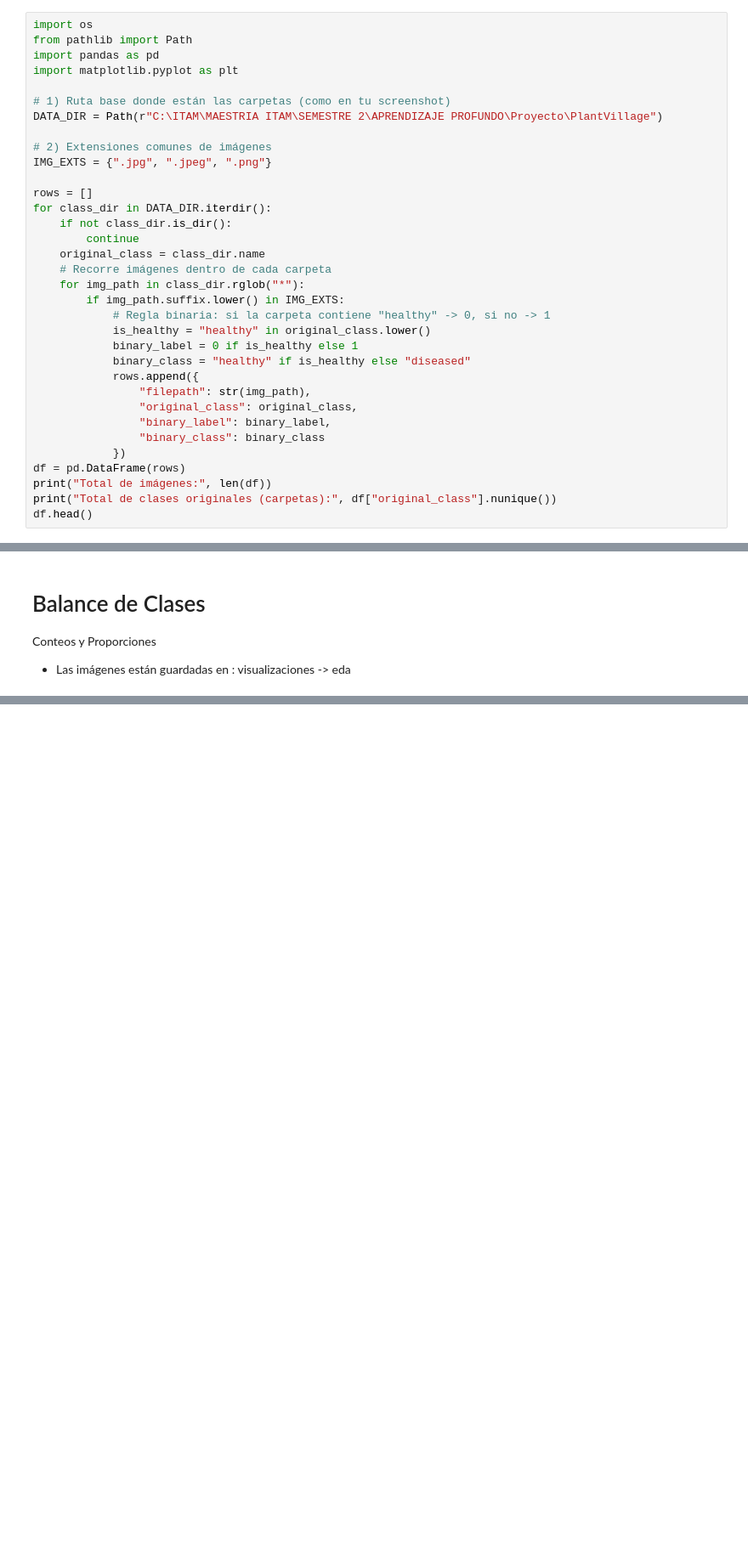
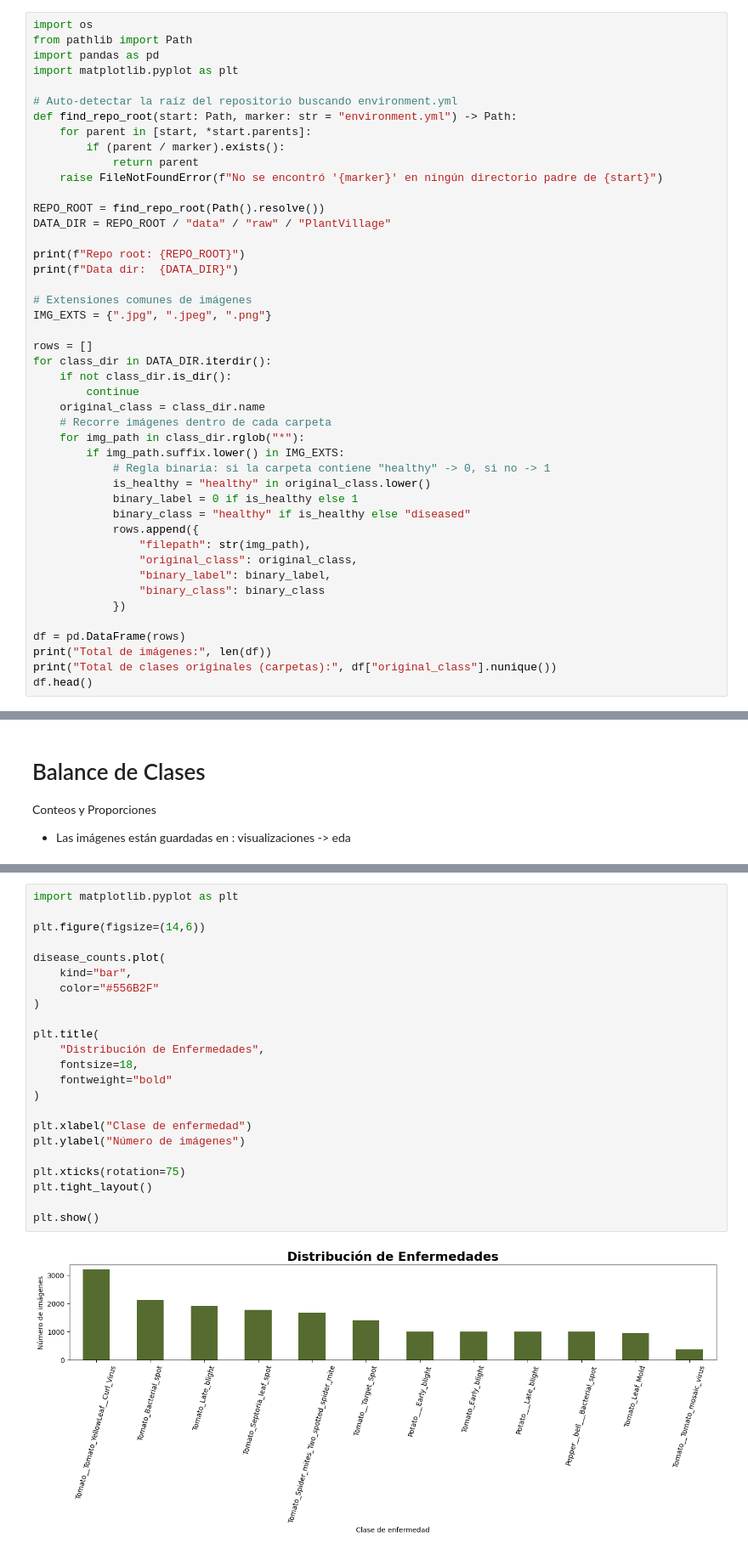
Before and after one commit to AntonioEJ/plant-disease-classifier, a Jupyter notebook: experiments/antonio/Proyecto_Deep_Learning_A.ipynb, the cells around one changed output, grey strips where cells are left out. Shown at 85% size. Cells and saved outputs as stored; diff of their text form; blank space fills up the shorter version.

Commit message:
feat: initial results of model  plant disease classifier-2

```diff
--- a/experiments/antonio/Proyecto_Deep_Learning_A.ipynb
+++ b/experiments/antonio/Proyecto_Deep_Learning_A.ipynb
@@ -70,10 +70,20 @@ from pathlib import Path
 import pandas as pd
 import matplotlib.pyplot as plt
 
-# 1) Ruta base donde están las carpetas (como en tu screenshot)
-DATA_DIR = Path(r"C:\ITAM\MAESTRIA ITAM\SEMESTRE 2\APRENDIZAJE PROFUNDO\Proyecto\PlantVillage")
+# Auto-detectar la raíz del repositorio buscando environment.yml
+def find_repo_root(start: Path, marker: str = "environment.yml") -> Path:
+    for parent in [start, *start.parents]:
+        if (parent / marker).exists():
+            return parent
+    raise FileNotFoundError(f"No se encontró '{marker}' en ningún directorio padre de {start}")
 
-# 2) Extensiones comunes de imágenes
+REPO_ROOT = find_repo_root(Path().resolve())
+DATA_DIR = REPO_ROOT / "data" / "raw" / "PlantVillage"
+
+print(f"Repo root: {REPO_ROOT}")
+print(f"Data dir:  {DATA_DIR}")
+
+# Extensiones comunes de imágenes
 IMG_EXTS = {".jpg", ".jpeg", ".png"}
 
 rows = []
@@ -94,6 +104,7 @@ for class_dir in DATA_DIR.iterdir():
                 "binary_label": binary_label,
                 "binary_class": binary_class
             })
+
 df = pd.DataFrame(rows)
 print("Total de imágenes:", len(df))
 print("Total de clases originales (carpetas):", df["original_class"].nunique())
@@ -153,3 +244,28 @@ print(f" Gráfica guardada en: {save_path}")
+# %%
+import matplotlib.pyplot as plt
+
+plt.figure(figsize=(14,6))
+
+disease_counts.plot(
+    kind="bar",
+    color="#556B2F"
+)
+
+plt.title(
+    "Distribución de Enfermedades",
+    fontsize=18,
+    fontweight="bold"
+)
+
+plt.xlabel("Clase de enfermedad")
+plt.ylabel("Número de imágenes")
+
+plt.xticks(rotation=75)
+plt.tight_layout()
+
+plt.show()
+# %% [output]
+[figure, added]
 # %%
 # Carpetas que aportan más imágenes:
 top_folders = df["original_class"].value_counts().head(15)
```
Also changed, not shown: parts of 15 cells of this notebook, 19 other files.
